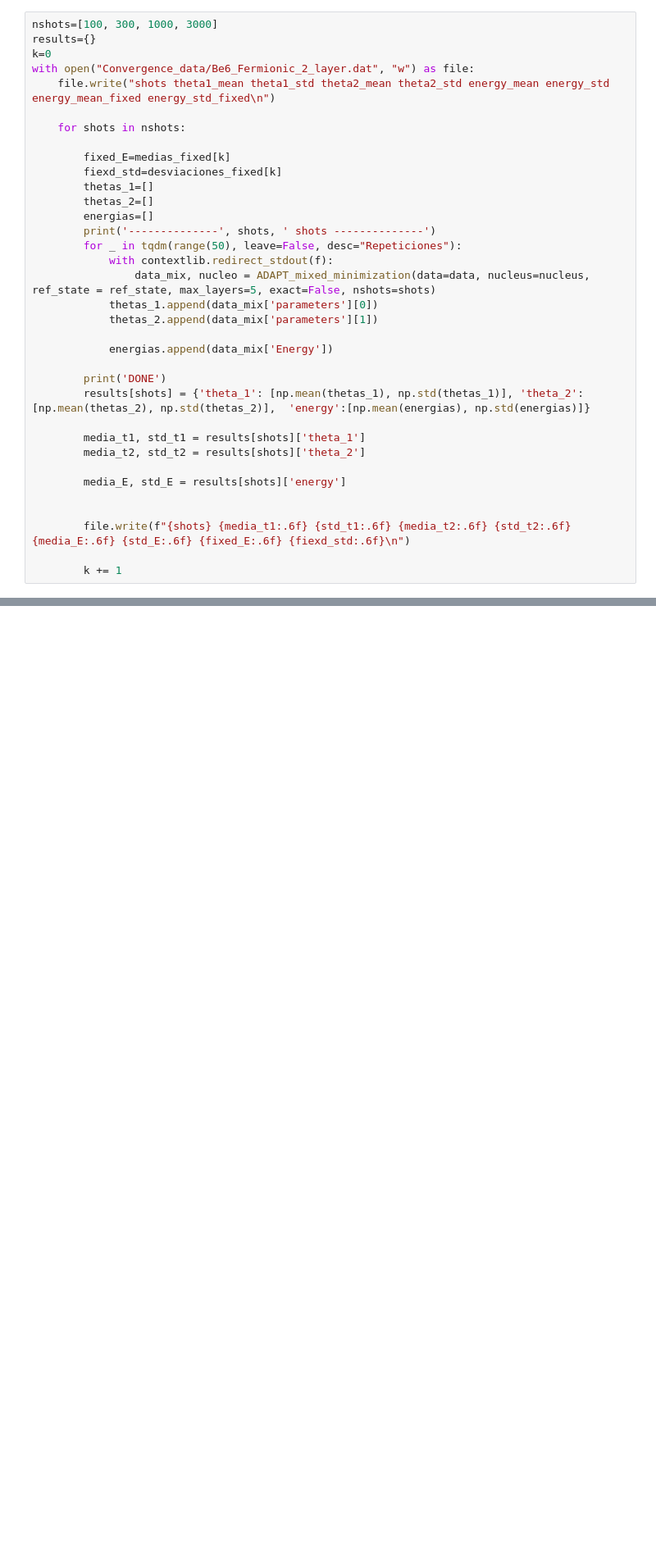
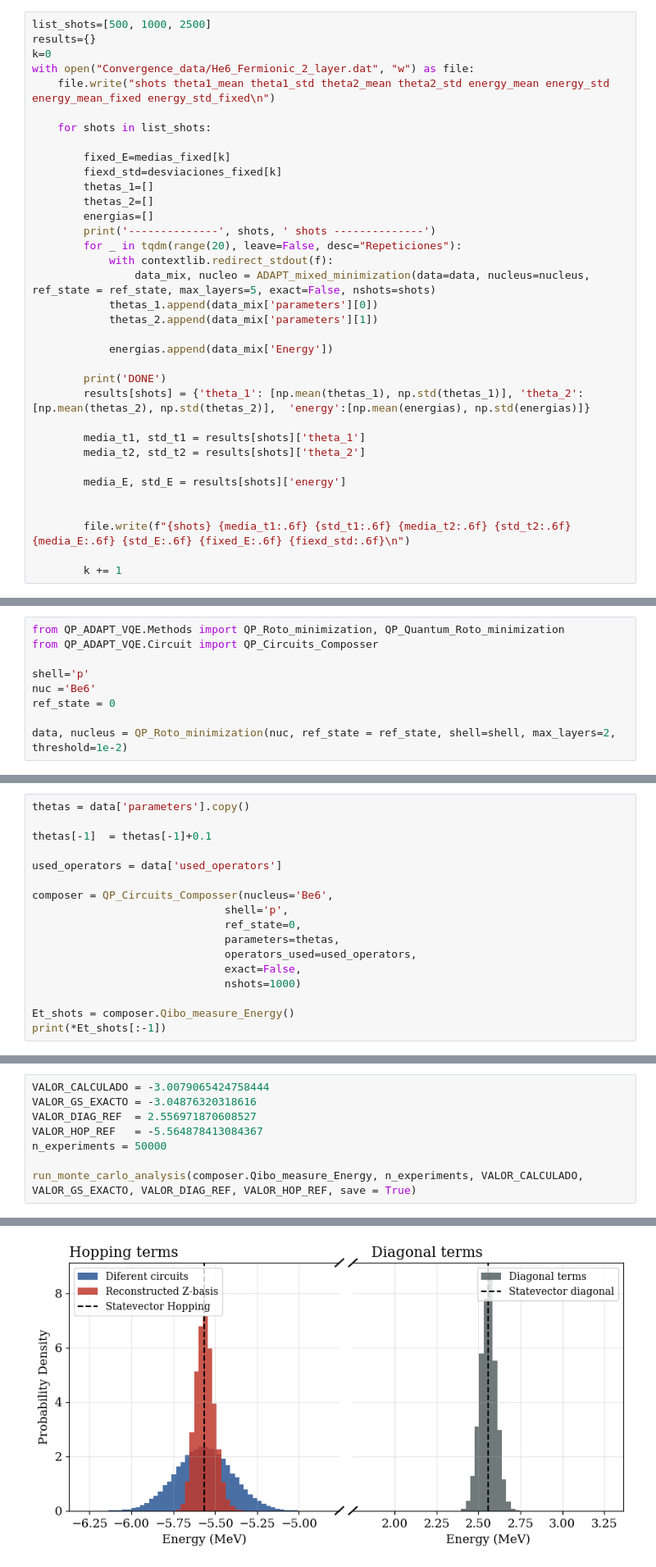
Before and after one commit to ArnauMoron/quantum-nuclear-sim, a Jupyter notebook: ADAPT-VQE simulations.ipynb, the cells around one changed output, grey strips where cells are left out. Shown at 82% size. Saved outputs shown, nothing was run; the diff lists cells and outputs as text; blank space fills up the shorter version.

```diff
--- a/ADAPT-VQE simulations.ipynb
+++ b/ADAPT-VQE simulations.ipynb
@@ -211,11 +211,11 @@ DONE
 # %%
-nshots=[100, 300, 1000, 3000]
+list_shots=[500, 1000, 2500]
 results={}
 k=0
-with open("Convergence_data/Be6_Fermionic_2_layer.dat", "w") as file:
+with open("Convergence_data/He6_Fermionic_2_layer.dat", "w") as file:
     file.write("shots theta1_mean theta1_std theta2_mean theta2_std energy_mean energy_std energy_mean_fixed energy_std_fixed\n")
 
-    for shots in nshots:
+    for shots in list_shots:
 
         fixed_E=medias_fixed[k]
         fiexd_std=desviaciones_fixed[k]
@@ -223,7 +223,7 @@ with open("Convergence_data/Be6_Fermionic_2_layer.dat", "w") as file:
         thetas_2=[]
         energias=[]
         print('--------------', shots, ' shots --------------')
-        for _ in tqdm(range(50), leave=False, desc="Repeticiones"):
+        for _ in tqdm(range(20), leave=False, desc="Repeticiones"):
             with contextlib.redirect_stdout(f):
                 data_mix, nucleo = ADAPT_mixed_minimization(data=data, nucleus=nucleus, ref_state = ref_state, max_layers=5, exact=False, nshots=shots)
             thetas_1.append(data_mix['parameters'][0])
@@ -736,0 +706,9 @@ DONE
+# %%
+from QP_ADAPT_VQE.Methods import QP_Roto_minimization, QP_Quantum_Roto_minimization
+from QP_ADAPT_VQE.Circuit import QP_Circuits_Composser
+
+shell='p'
+nuc ='Be6'
+ref_state = 0
+
+data, nucleus = QP_Roto_minimization(nuc, ref_state = ref_state, shell=shell, max_layers=2, threshold=1e-2)
@@ -736,0 +733,17 @@ DONE
+# %%
+thetas = data['parameters'].copy()
+
+thetas[-1]  = thetas[-1]+0.1
+
+used_operators = data['used_operators']
+
+composer = QP_Circuits_Composser(nucleus='Be6',
+                              shell='p',
+                              ref_state=0,
+                              parameters=thetas,
+                              operators_used=used_operators,
+                              exact=False,
+                              nshots=1000)
+
+Et_shots = composer.Qibo_measure_Energy()
+print(*Et_shots[:-1])
@@ -736,0 +752,9 @@ DONE
+# %%
+VALOR_CALCULADO = -3.0079065424758444
+VALOR_GS_EXACTO = -3.04876320318616
+VALOR_DIAG_REF  = 2.556971870608527
+VALOR_HOP_REF   = -5.564878413084367
+n_experiments = 50000
+
+run_monte_carlo_analysis(composer.Qibo_measure_Energy, n_experiments, VALOR_CALCULADO, VALOR_GS_EXACTO, VALOR_DIAG_REF, VALOR_HOP_REF, save = True)
+# %% [output]
@@ -736,0 +765 @@ DONE
+[figure, added]
```
Also changed, not shown: parts of 70 cells of this notebook, 41 other files.
